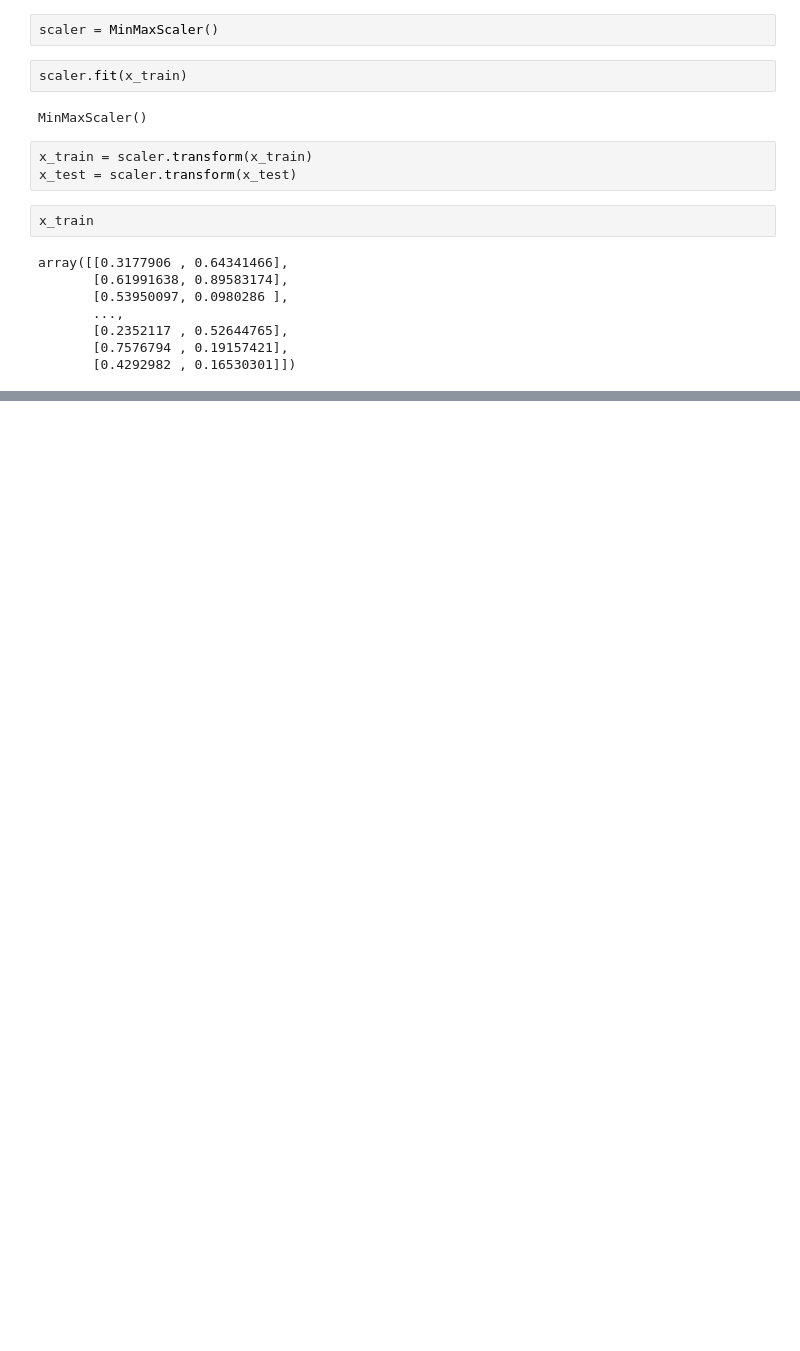
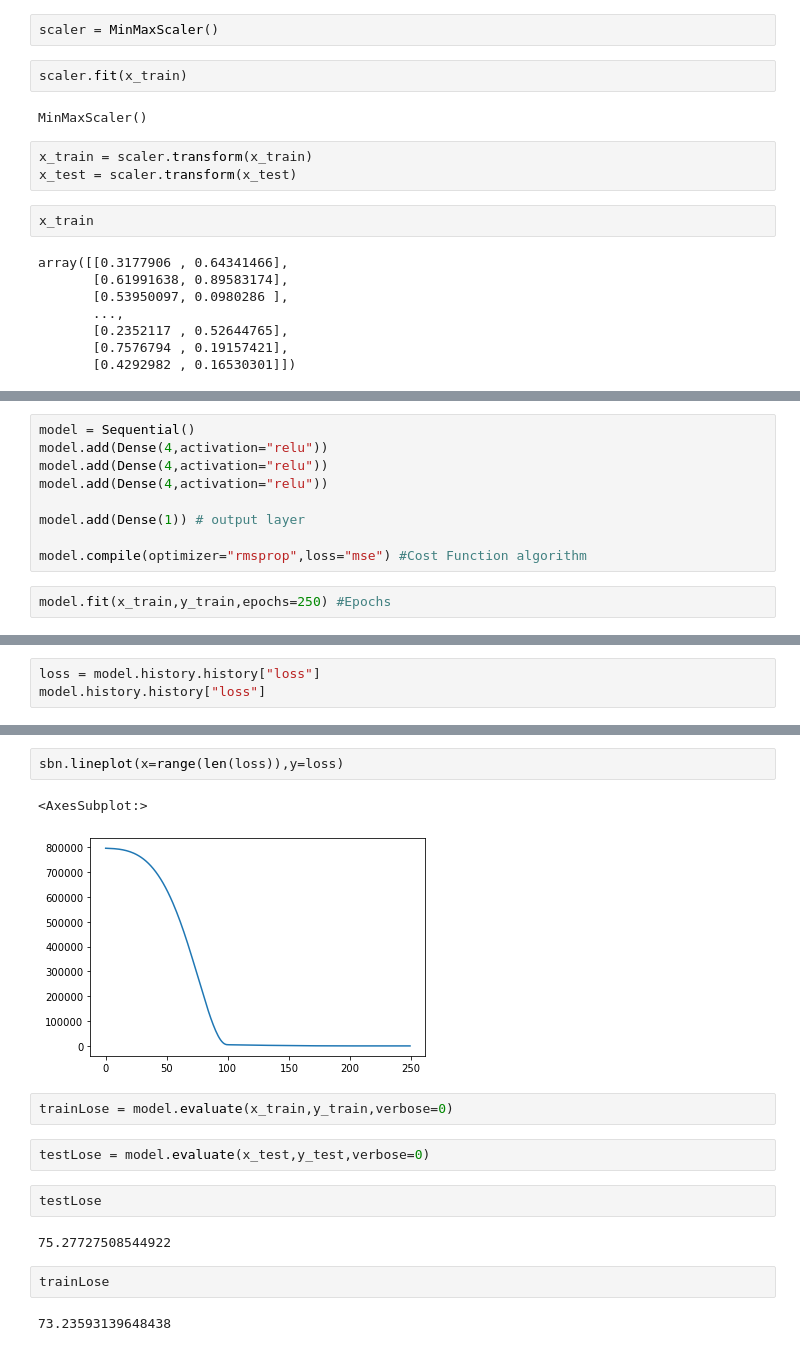
Before and after one commit to anildursunipek/Data-science-and-ML-notebook, a Jupyter notebook: Tensorflow/tensorflow.ipynb, the cells around one changed output, grey strips where cells are left out. Drawn from its saved outputs; the diff is of its cells as text; blank space fills up the shorter version.

```diff
--- a/Tensorflow/tensorflow.ipynb
+++ b/Tensorflow/tensorflow.ipynb
@@ -60,0 +89,11 @@ array([[0.3177906 , 0.64341466],
+# %%
+model = Sequential()
+model.add(Dense(4,activation="relu"))
+model.add(Dense(4,activation="relu"))
+model.add(Dense(4,activation="relu"))
+
+model.add(Dense(1)) # output layer
+
+model.compile(optimizer="rmsprop",loss="mse") #Cost Function algorithm
+# %%
+model.fit(x_train,y_train,epochs=250) #Epochs
@@ -60,0 +119,3 @@ array([[0.3177906 , 0.64341466],
+# %%
+loss = model.history.history["loss"]
+model.history.history["loss"]
@@ -60,0 +140,17 @@ array([[0.3177906 , 0.64341466],
+# %%
+sbn.lineplot(x=range(len(loss)),y=loss)
+# %% [output]
+<AxesSubplot:>
+[figure, added]
+# %%
+trainLose = model.evaluate(x_train,y_train,verbose=0)
+# %%
+testLose = model.evaluate(x_test,y_test,verbose=0)
+# %%
+testLose
+# %% [output]
+75.27727508544922
+# %%
+trainLose
+# %% [output]
+73.23593139648438
```
Also changed, not shown: parts of 18 cells of this notebook.
